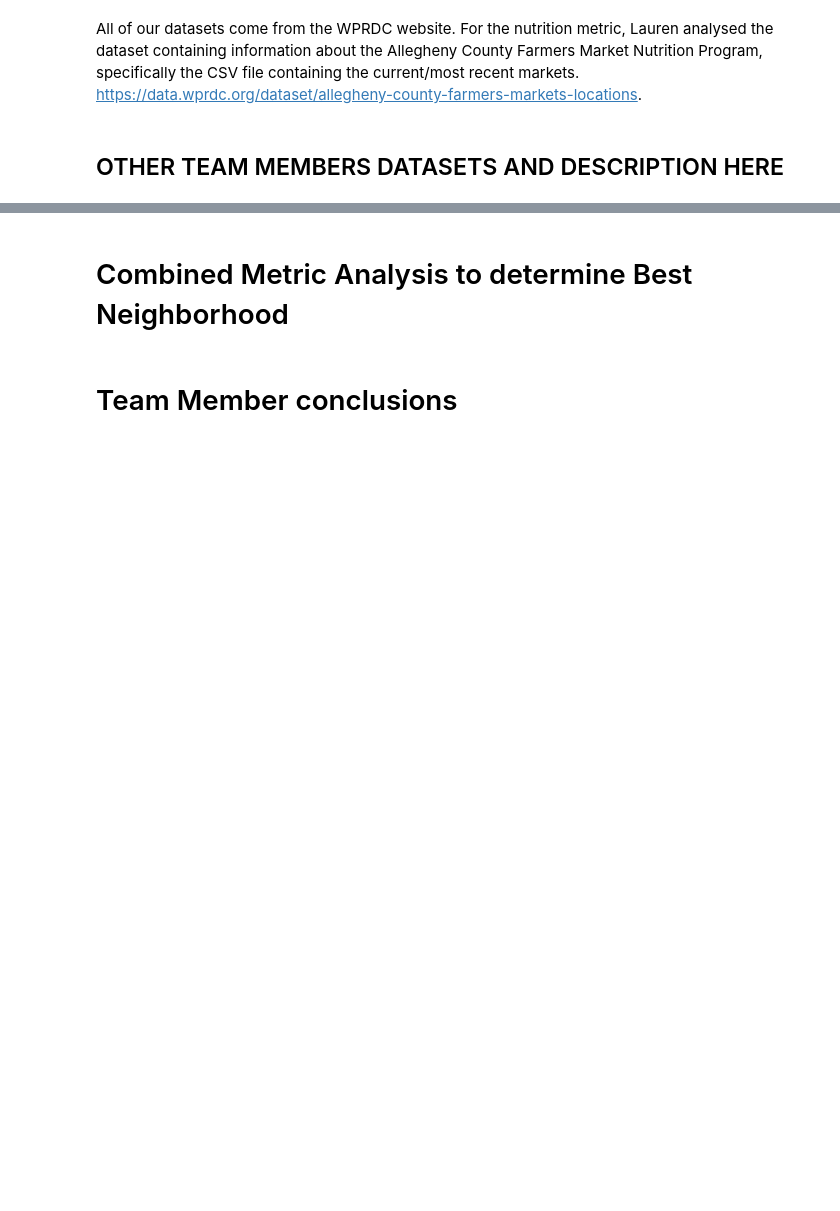
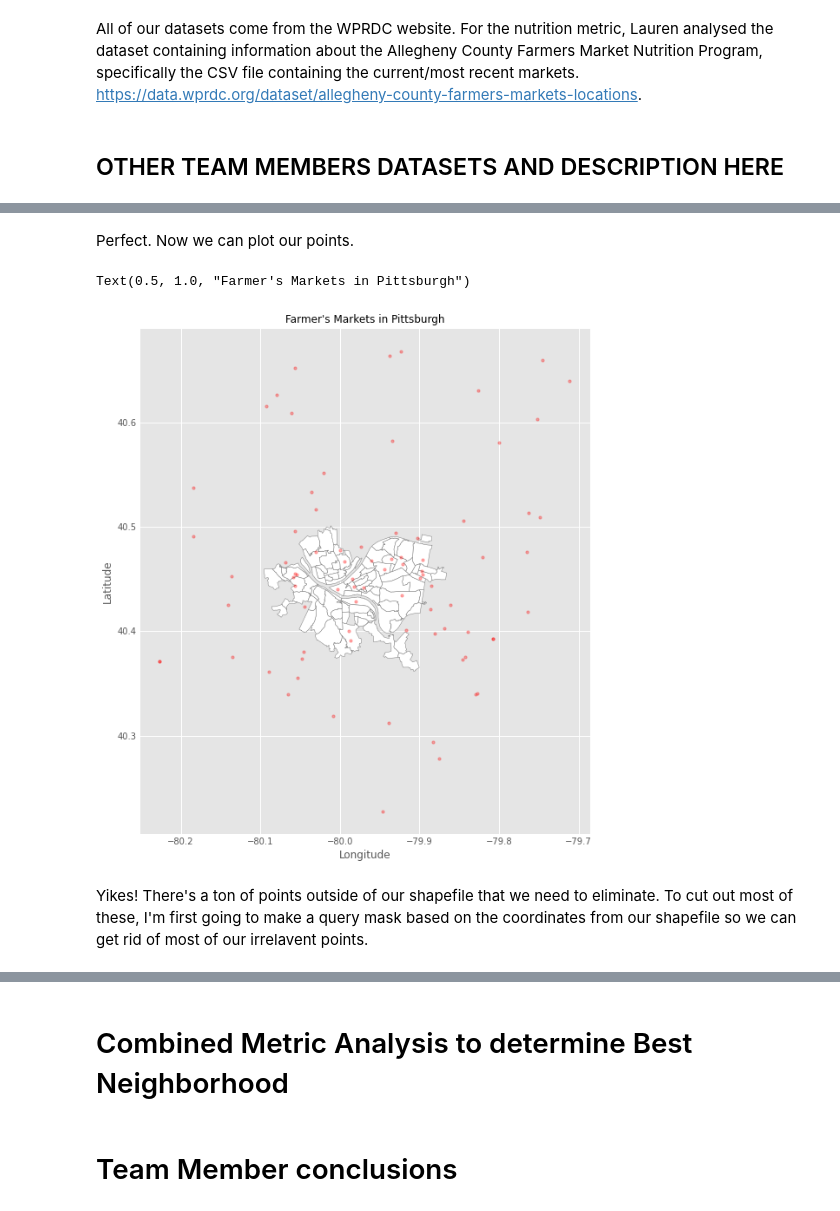
Before and after one commit to ljablunovsky/Spring-2022-CMPINF-0010-Final-Project-Notebook-, a Jupyter notebook: Combined-Final-Notebook.ipynb, the cells around one changed output, grey strips where cells are left out. Cells and saved outputs as stored; diff of their text form; code cells hidden in the pictures; blank space fills up the shorter version.

```diff
--- a/Combined-Final-Notebook.ipynb
+++ b/Combined-Final-Notebook.ipynb
@@ -18,0 +29,3 @@ All of our datasets come from the WPRDC website. For the nutrition metric, Laure
+# %%
+farm_market = pd.read_csv("Farmers-market.csv")
+farm_market.head()
@@ -18,0 +58,14 @@ All of our datasets come from the WPRDC website. For the nutrition metric, Laure
+# %% [markdown]
+Perfect. Now we can plot our points.
+# %%
+with plt.style.context(("fivethirtyeight", "ggplot")):
+    neighborhoods.plot(figsize=(12,10), color="white", edgecolor = "grey");
+plt.scatter(farm_market.longitude, farm_market.latitude, s=10, color="red", alpha=0.3)
+plt.xlabel("Longitude")
+plt.ylabel("Latitude")
+plt.title("Farmer\'s Markets in Pittsburgh")
+# %% [output]
+Text(0.5, 1.0, "Farmer's Markets in Pittsburgh")
+[figure, added]
+# %% [markdown]
+Yikes! There's a ton of points outside of our shapefile that we need to eliminate. To cut out most of these, I'm first going to make a query mask based on the coordinates from our shapefile so we can get rid of most of our irrelavent points.
```
Also changed, not shown: parts of 25 cells of this notebook.
